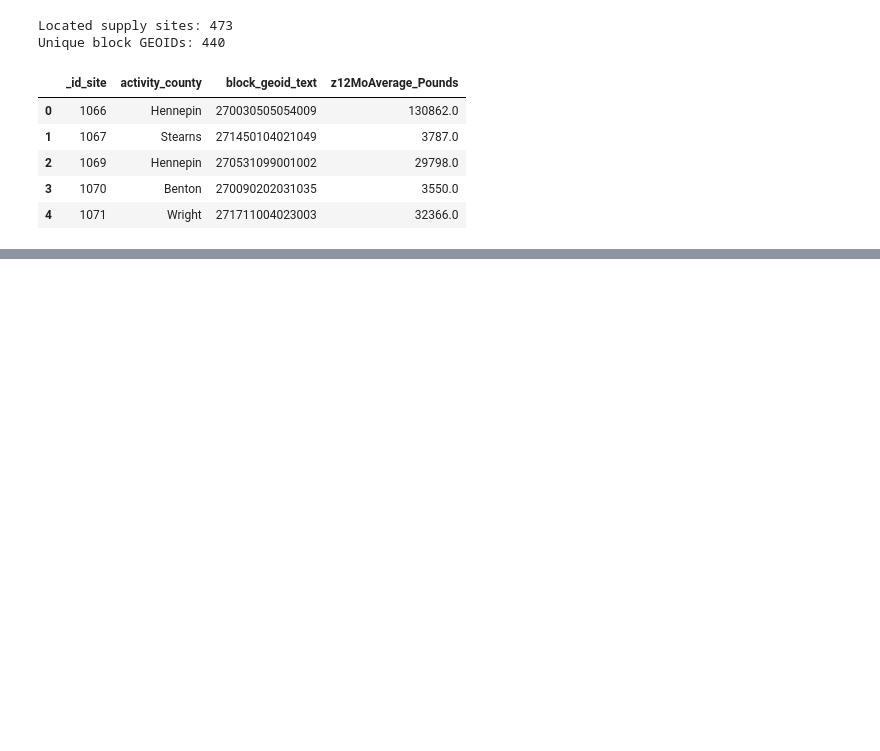
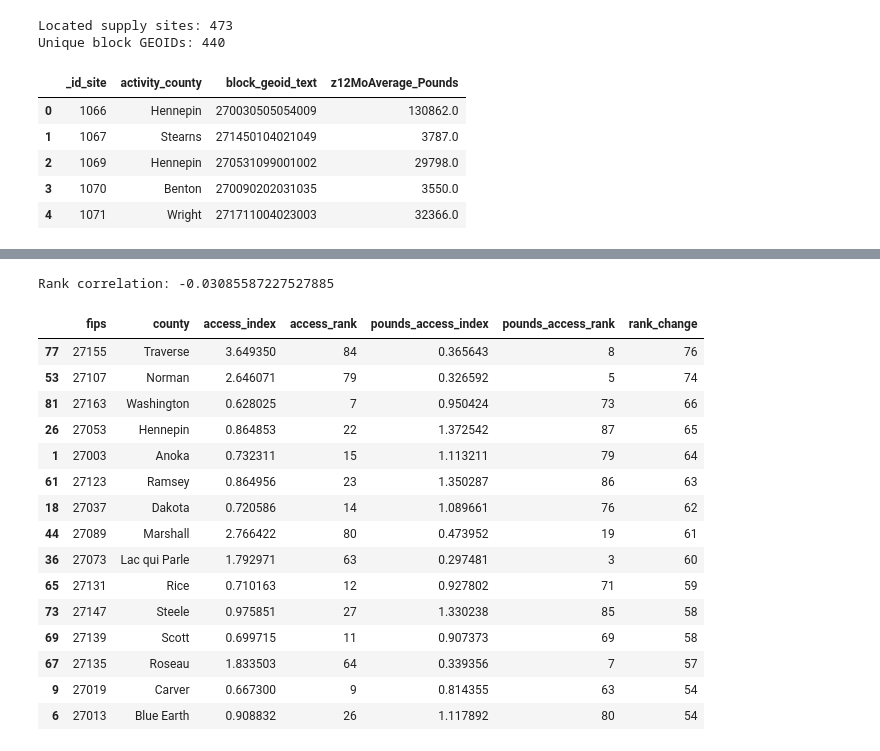
Before and after one commit to Hajar0Ahmed/MinneMUDAC2026Outliers, a Jupyter notebook: notebooks/spatial_access.ipynb, the cells around one changed output, grey strips where cells are left out. Saved outputs shown, nothing was run; the diff lists cells and outputs as text; code cells hidden in the pictures; blank space fills up the shorter version.

Commit message:
spatial_aanalysis almost done

```diff
--- a/notebooks/spatial_access.ipynb
+++ b/notebooks/spatial_access.ipynb
@@ -930,0 +2464,72 @@ Unique block GEOIDs: 440
+# %%
+spatial_compare = county_access[
+    [
+        "fips",
+        "county",
+        "access_index",
+        "access_rank"
+    ]
+].merge(
+    county_access_pounds[
+        [
+            "fips",
+            "pounds_access_index",
+            "pounds_access_rank"
+        ]
+    ],
+    on="fips",
+    how="left",
+    validate="one_to_one"
+)
+
+spatial_compare[
+    "rank_change"
+] = (
+    spatial_compare[
+        "access_rank"
+    ]
+    - spatial_compare[
+        "pounds_access_rank"
+    ]
+).abs()
+
+print(
+    "Rank correlation:",
+    spatial_compare[
+        [
+            "access_rank",
+            "pounds_access_rank"
+        ]
+    ]
+    .corr(
+        method="spearman"
+    )
+    .iloc[0, 1]
+)
+
+display(
+    spatial_compare
+    .sort_values(
+        "rank_change",
+        ascending=False
+    )
+    .head(15)
+)
+# %% [output]
+Rank correlation: -0.03085587227527885
+|  | fips | county | access_index | access_rank | pounds_access_index | pounds_access_rank | rank_change |
+| 77 | 27155 | Traverse | 3.649350 | 84 | 0.365643 | 8 | 76 |
+| 53 | 27107 | Norman | 2.646071 | 79 | 0.326592 | 5 | 74 |
+| 81 | 27163 | Washington | 0.628025 | 7 | 0.950424 | 73 | 66 |
+| 26 | 27053 | Hennepin | 0.864853 | 22 | 1.372542 | 87 | 65 |
+| 1 | 27003 | Anoka | 0.732311 | 15 | 1.113211 | 79 | 64 |
+| 61 | 27123 | Ramsey | 0.864956 | 23 | 1.350287 | 86 | 63 |
+| 18 | 27037 | Dakota | 0.720586 | 14 | 1.089661 | 76 | 62 |
+| 44 | 27089 | Marshall | 2.766422 | 80 | 0.473952 | 19 | 61 |
+| 36 | 27073 | Lac qui Parle | 1.792971 | 63 | 0.297481 | 3 | 60 |
+| 65 | 27131 | Rice | 0.710163 | 12 | 0.927802 | 71 | 59 |
+| 73 | 27147 | Steele | 0.975851 | 27 | 1.330238 | 85 | 58 |
+| 69 | 27139 | Scott | 0.699715 | 11 | 0.907373 | 69 | 58 |
+| 67 | 27135 | Roseau | 1.833503 | 64 | 0.339356 | 7 | 57 |
+| 9 | 27019 | Carver | 0.667300 | 9 | 0.814355 | 63 | 54 |
+| 6 | 27013 | Blue Earth | 0.908832 | 26 | 1.117892 | 80 | 54 |
```
Also changed, not shown: parts of 41 cells of this notebook, 4 other files.
